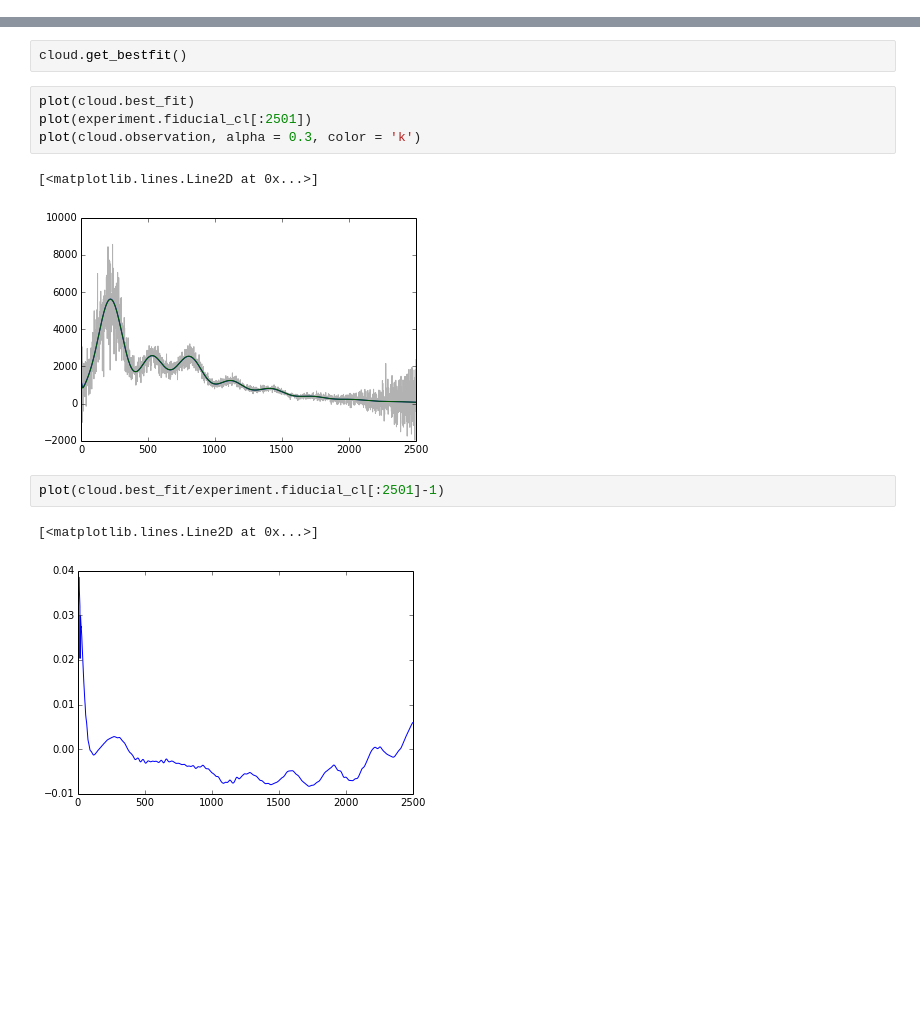
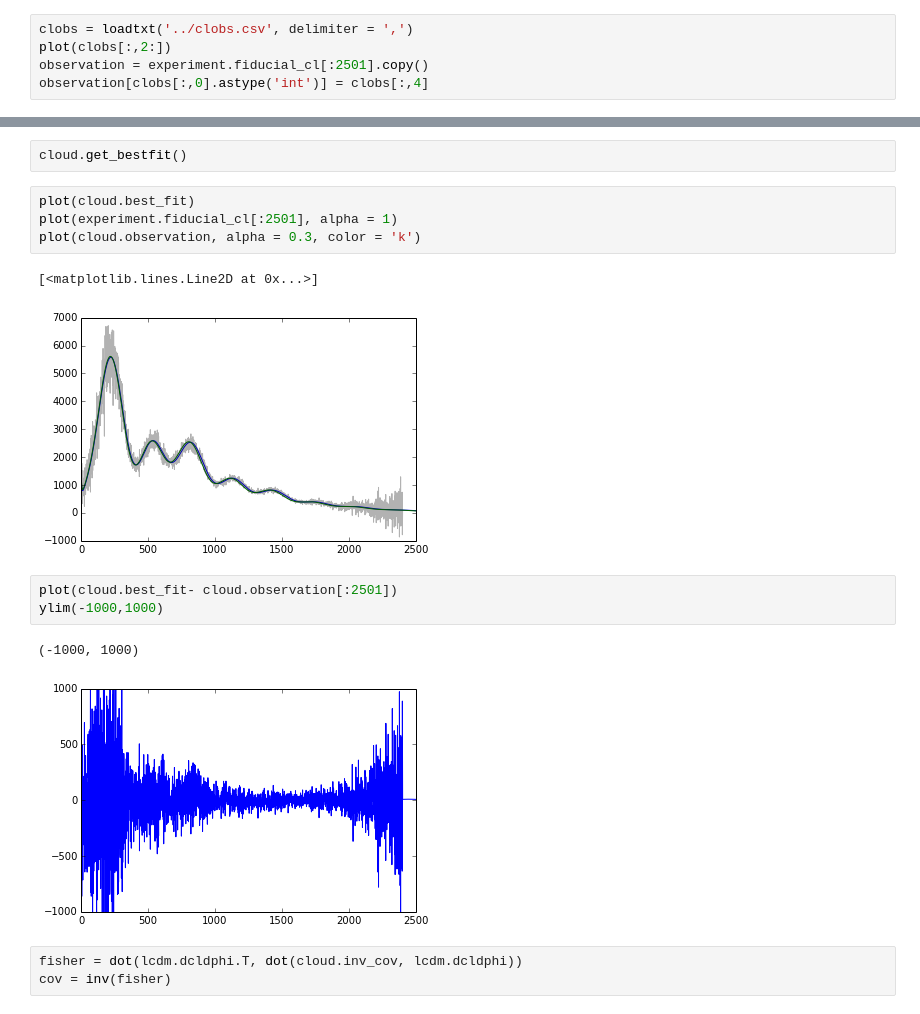
Before and after one commit to bfollinprm/cmbfittest, a Jupyter notebook: src/test.ipynb, the cells around one changed output, grey strips where cells are left out. Drawn from its saved outputs; the diff is of its cells as text; blank space fills up the shorter version.

```diff
--- a/src/test.ipynb
+++ b/src/test.ipynb
@@ -64,0 +74,5 @@ observation = experiment.fiducial_cl[:2501] + normal(np.zeros(2501), experiment.
+# %%
+clobs = loadtxt('../clobs.csv', delimiter = ',')
+plot(clobs[:,2:])
+observation = experiment.fiducial_cl[:2501].copy()
+observation[clobs[:,0].astype('int')] = clobs[:,4]
@@ -68,13 +84,17 @@ cloud = simulate.gauss_approx(observation = observation, covariance = experiment
 cloud.get_bestfit()
 # %%
 plot(cloud.best_fit)
-plot(experiment.fiducial_cl[:2501])
+plot(experiment.fiducial_cl[:2501], alpha = 1)
 plot(cloud.observation, alpha = 0.3, color = 'k')
 # %% [output]
 [<matplotlib.lines.Line2D at 0x...>]
-[figure, old version]
+[figure, new version]
 # %%
-plot(cloud.best_fit/experiment.fiducial_cl[:2501]-1)
+plot(cloud.best_fit- cloud.observation[:2501])
+ylim(-1000,1000)
 # %% [output]
-[<matplotlib.lines.Line2D at 0x...>]
+(-1000, 1000)
-[figure, old version]
+[figure, new version]
+# %%
+fisher = dot(lcdm.dcldphi.T, dot(cloud.inv_cov, lcdm.dcldphi))
+cov = inv(fisher)
```
Also changed, not shown: parts of 21 cells of this notebook.
